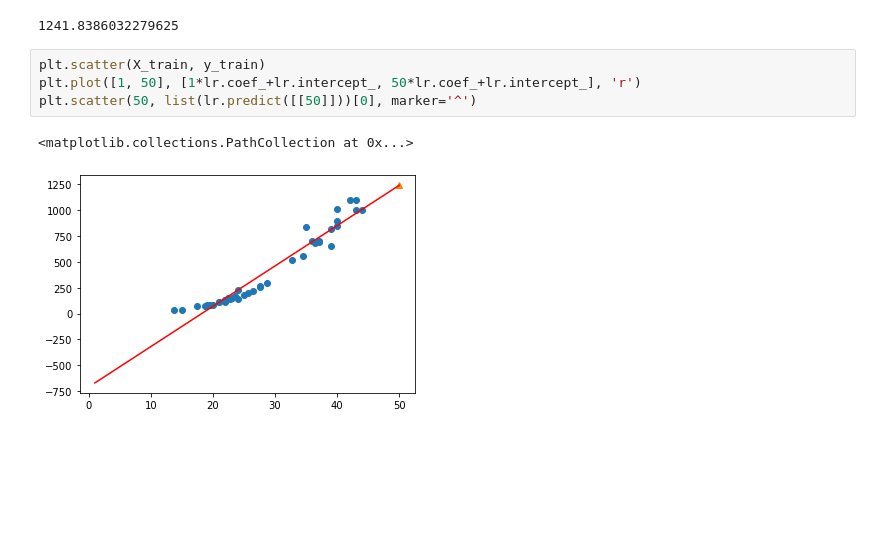
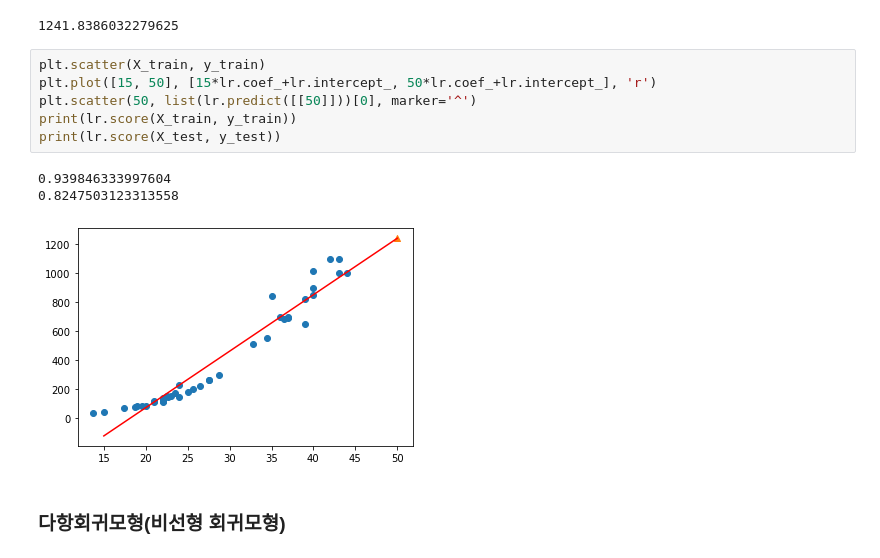
Before and after one commit to DalkomCandy/Python, a Jupyter notebook: DataScience/금융인공지능/Regressor.ipynb, the cells around one changed output. Cells and saved outputs as stored; diff of their text form; blank space fills up the shorter version.

```diff
--- a/DataScience/금융인공지능/Regressor.ipynb
+++ b/DataScience/금융인공지능/Regressor.ipynb
@@ -74,8 +74,13 @@ list(lr.predict([[50]]))[0]
 1241.8386032279625
 # %%
 plt.scatter(X_train, y_train)
-plt.plot([1, 50], [1*lr.coef_+lr.intercept_, 50*lr.coef_+lr.intercept_], 'r')
+plt.plot([15, 50], [15*lr.coef_+lr.intercept_, 50*lr.coef_+lr.intercept_], 'r')
 plt.scatter(50, list(lr.predict([[50]]))[0], marker='^')
+print(lr.score(X_train, y_train))
+print(lr.score(X_test, y_test))
 # %% [output]
-<matplotlib.collections.PathCollection at 0x...>
+0.939846333997604
+0.8247503123313558
-[figure, old version]
+[figure, new version]
+# %% [markdown]
+### 다항회귀모형(비선형 회귀모형)
```
Also changed, not shown: parts of 3 cells of this notebook.
